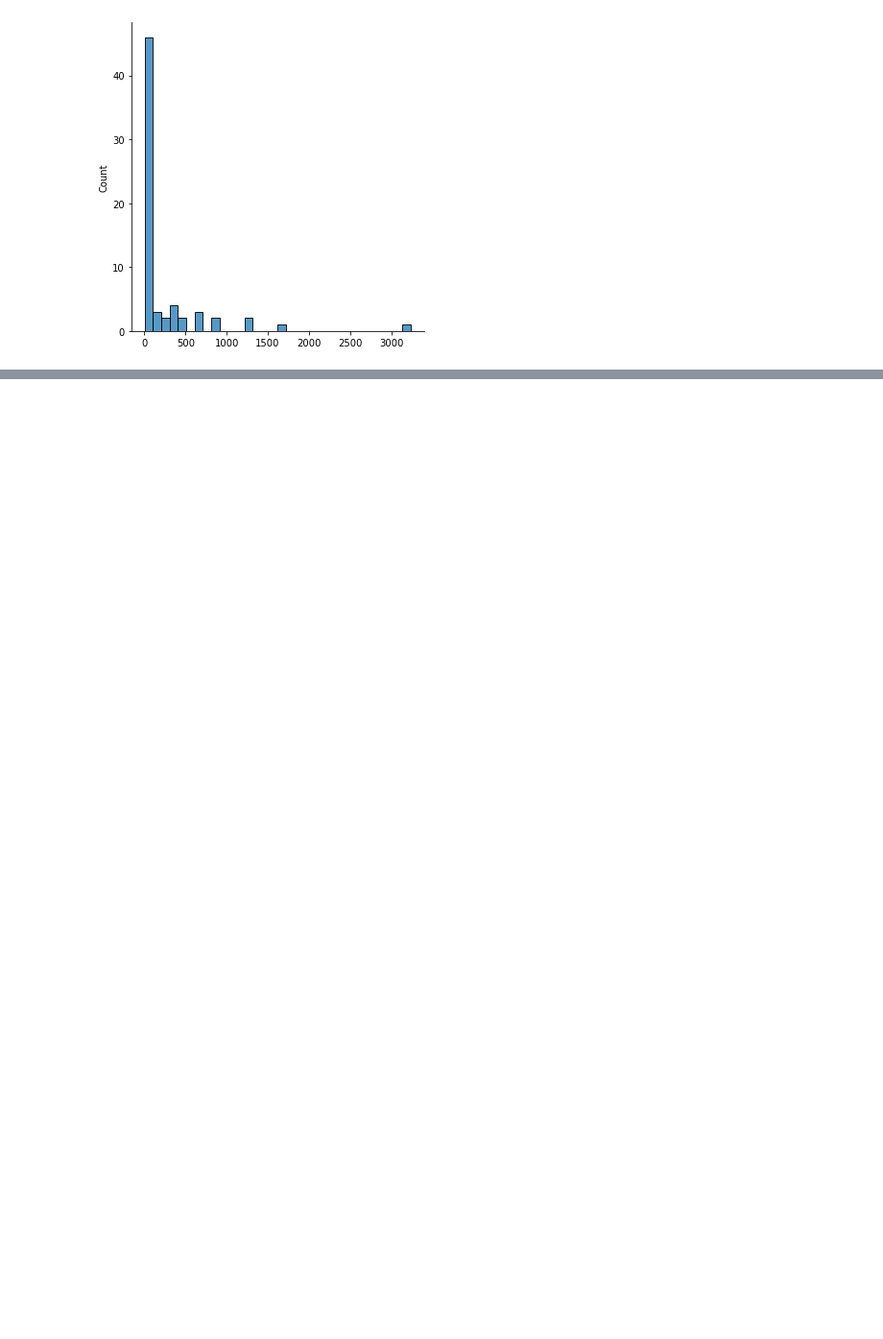
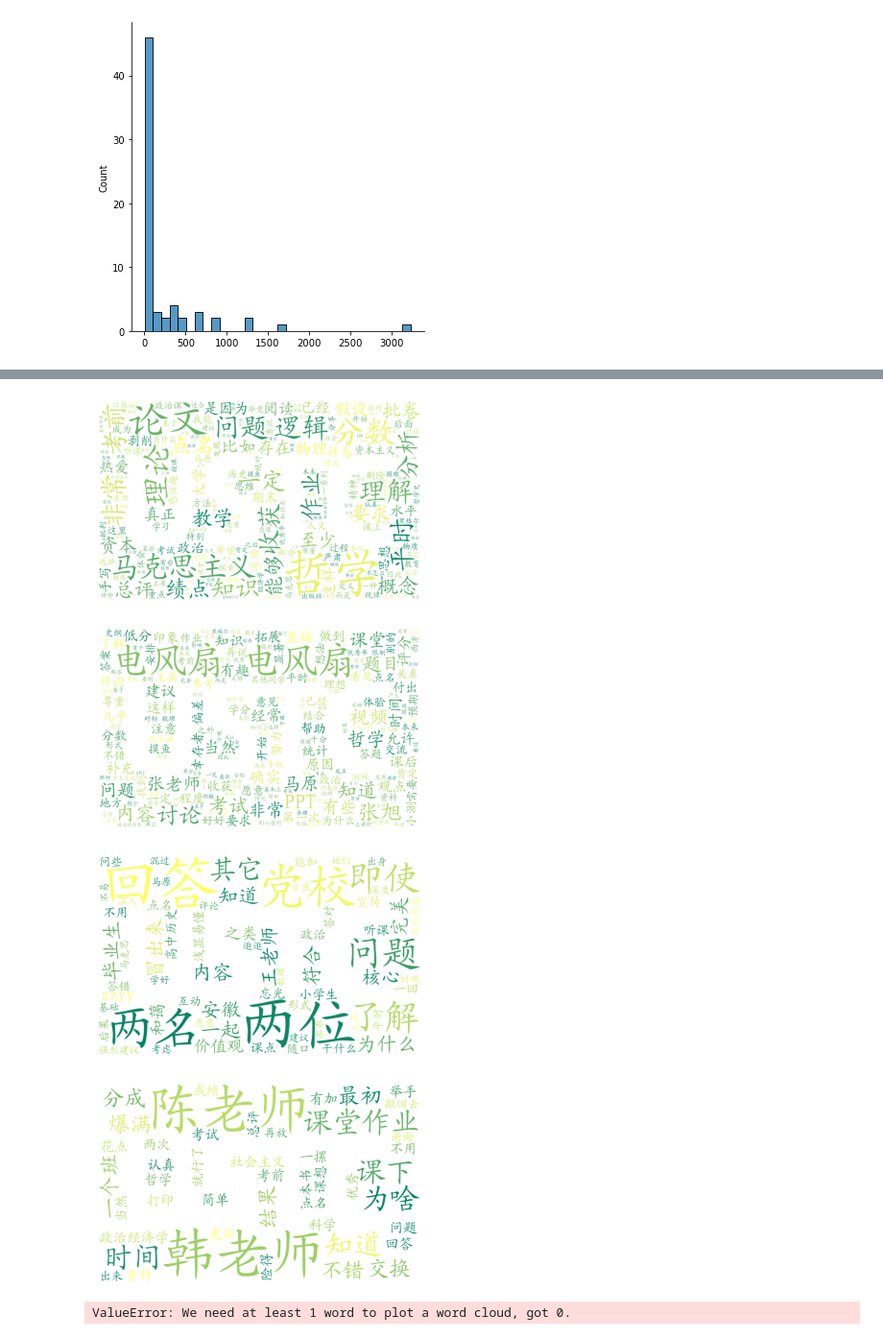
Before and after one commit to Bessgendre/Word-Cloud-For-USTC-icourse.club, a Jupyter notebook: main.ipynb, the cells around one changed output, grey strips where cells are left out. Shown at 96% size. Cells and saved outputs as stored; diff of their text form; code cells hidden in the pictures; blank space fills up the shorter version.

```diff
--- a/main.ipynb
+++ b/main.ipynb
@@ -52,0 +60,8 @@ Prefix dict has been built successfully.
+# %%
+clouds = list(map(web.TheWordCloud,all_course))
+# %% [output]
+[figure, added]
+[figure, added]
+[figure, added]
+[figure, added]
+ValueError: We need at least 1 word to plot a word cloud, got 0.
```
Also changed, not shown: parts of 10 cells of this notebook, 3 other files.
